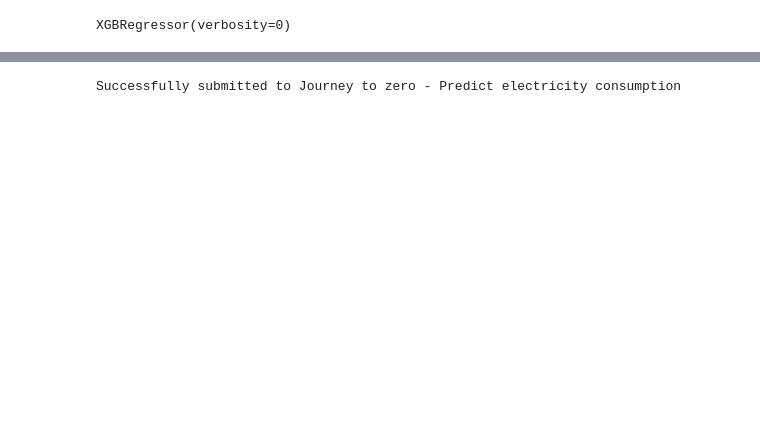
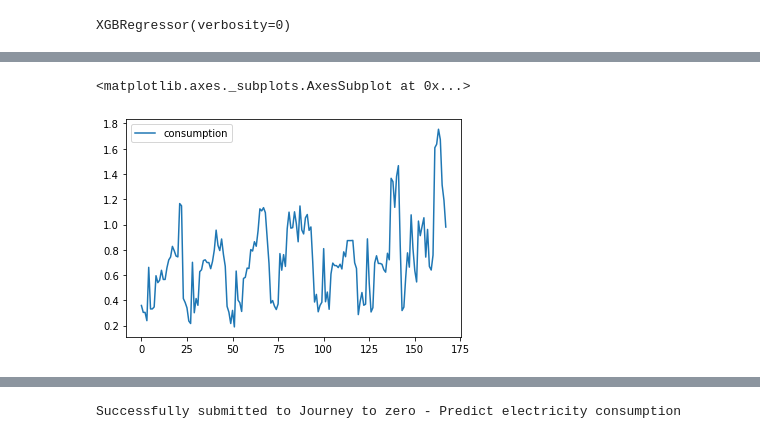
Before and after one commit to KotkaZ/journey-to-zero, a Jupyter notebook: xgboost.ipynb, the cells around one changed output, grey strips where cells are left out. Saved outputs shown, nothing was run; the diff lists cells and outputs as text; code cells hidden in the pictures; blank space fills up the shorter version.

```diff
--- a/xgboost.ipynb
+++ b/xgboost.ipynb
@@ -195,0 +307,6 @@ MAE: 0.39
+# %%
+X_test = read_dataset('test.csv')
+preprocess(X_test,False)
+X_test = X_test[best_labels[1:]]
+drop_rows(X_test)
+print(X_test.shape)
@@ -223,0 +349,5 @@ pred_df.to_csv('submission_Xgboost_v4.csv',index=False)
+# %%
+pred_df.plot()
+# %% [output]
+<matplotlib.axes._subplots.AxesSubplot at 0x...>
+[figure, added]
```
Also changed, not shown: parts of 52 cells of this notebook.
